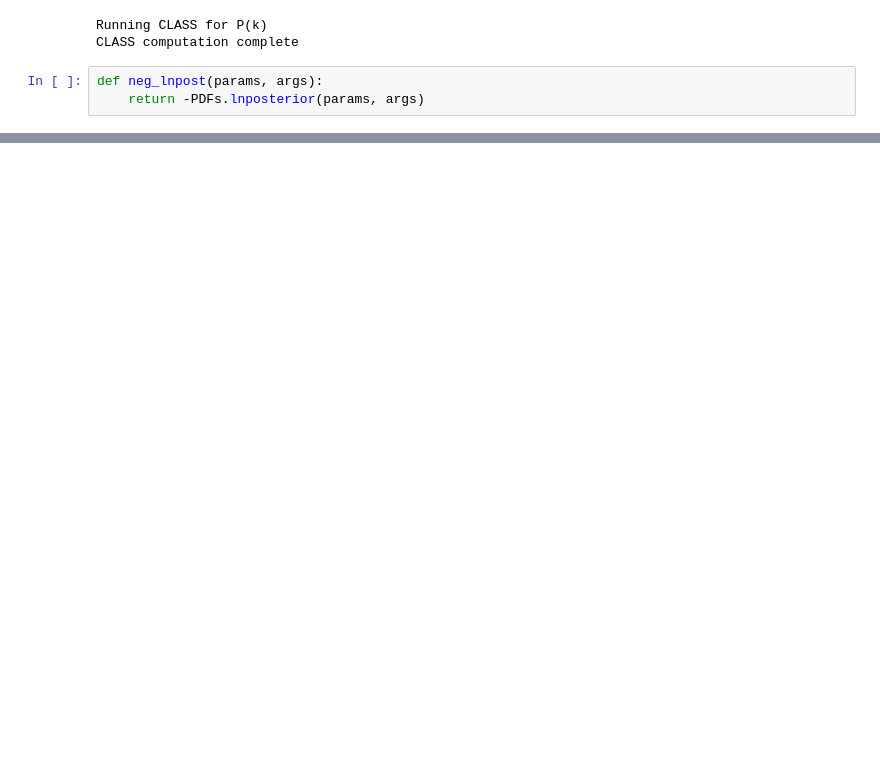
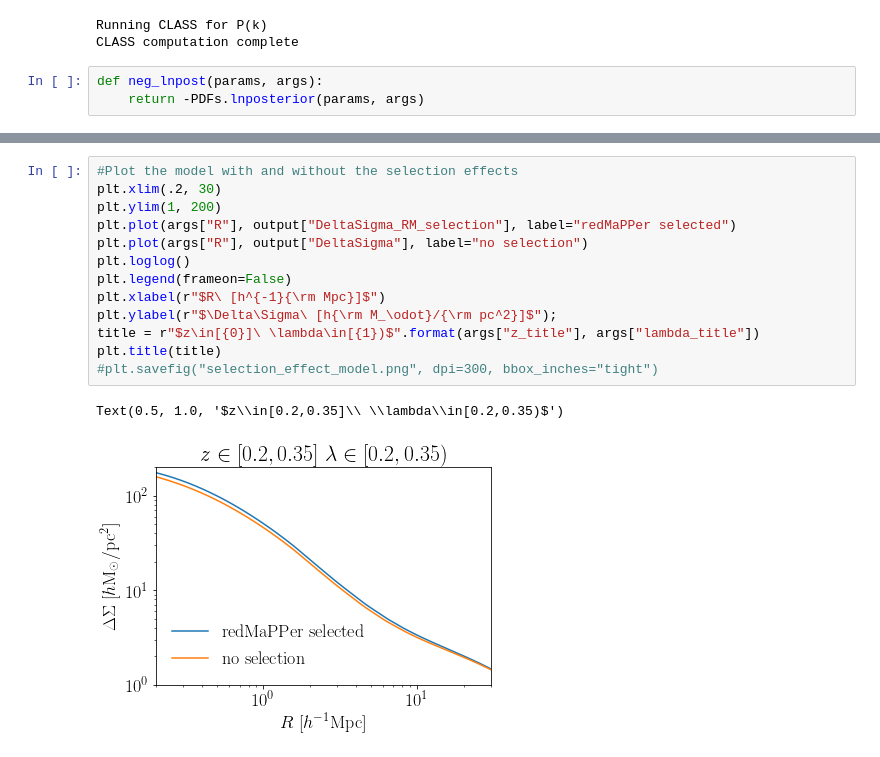
Before and after one commit to tmcclintock/DES_Y3_redMaPPer_mass_calibration, a Jupyter notebook: calibration/Example analysis.ipynb, the cells around one changed output, grey strips where cells are left out. Drawn from its saved outputs; the diff is of its cells as text; blank space fills up the shorter version.

```diff
--- a/calibration/Example analysis.ipynb
+++ b/calibration/Example analysis.ipynb
@@ -60 +66,17 @@ plt.loglog();
+# %%
+#Plot the model with and without the selection effects
+plt.xlim(.2, 30)
+plt.ylim(1, 200)
+plt.plot(args["R"], output["DeltaSigma_RM_selection"], label="redMaPPer selected")
+plt.plot(args["R"], output["DeltaSigma"], label="no selection")
+plt.loglog()
+plt.legend(frameon=False)
+plt.xlabel(r"$R\ [h^{-1}{\rm Mpc}]$")
+plt.ylabel(r"$\Delta\Sigma\ [h{\rm M_\odot}/{\rm pc^2}]$");
+title = r"$z\in[{0}]\ \lambda\in[{1})$".format(args["z_title"], args["lambda_title"])
+plt.title(title)
+#plt.savefig("selection_effect_model.png", dpi=300, bbox_inches="tight")
+# %% [output]
+Text(0.5, 1.0, '$z\\in[0.2,0.35]\\ \\lambda\\in[0.2,0.35)$')
+[figure, added]
 # %%
```
Also changed, not shown: parts of 6 cells of this notebook.
